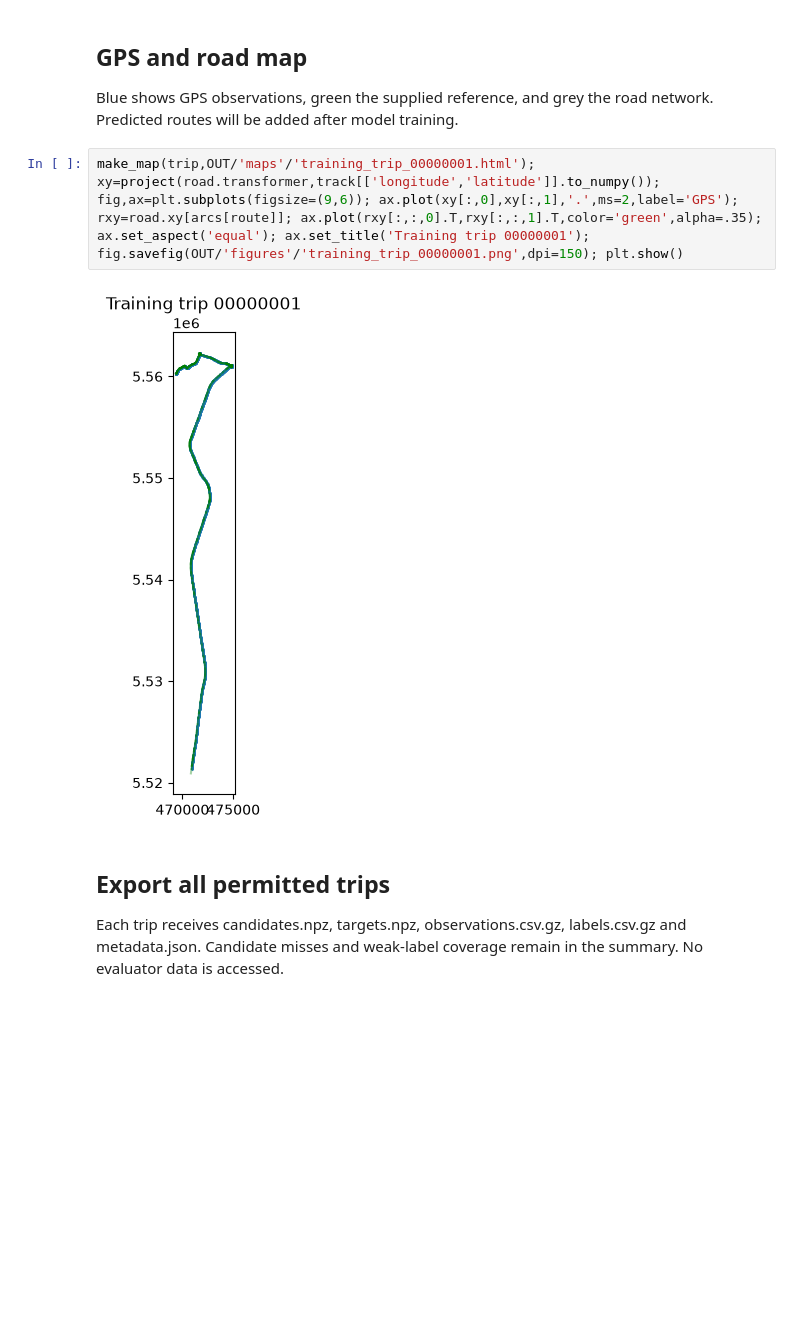
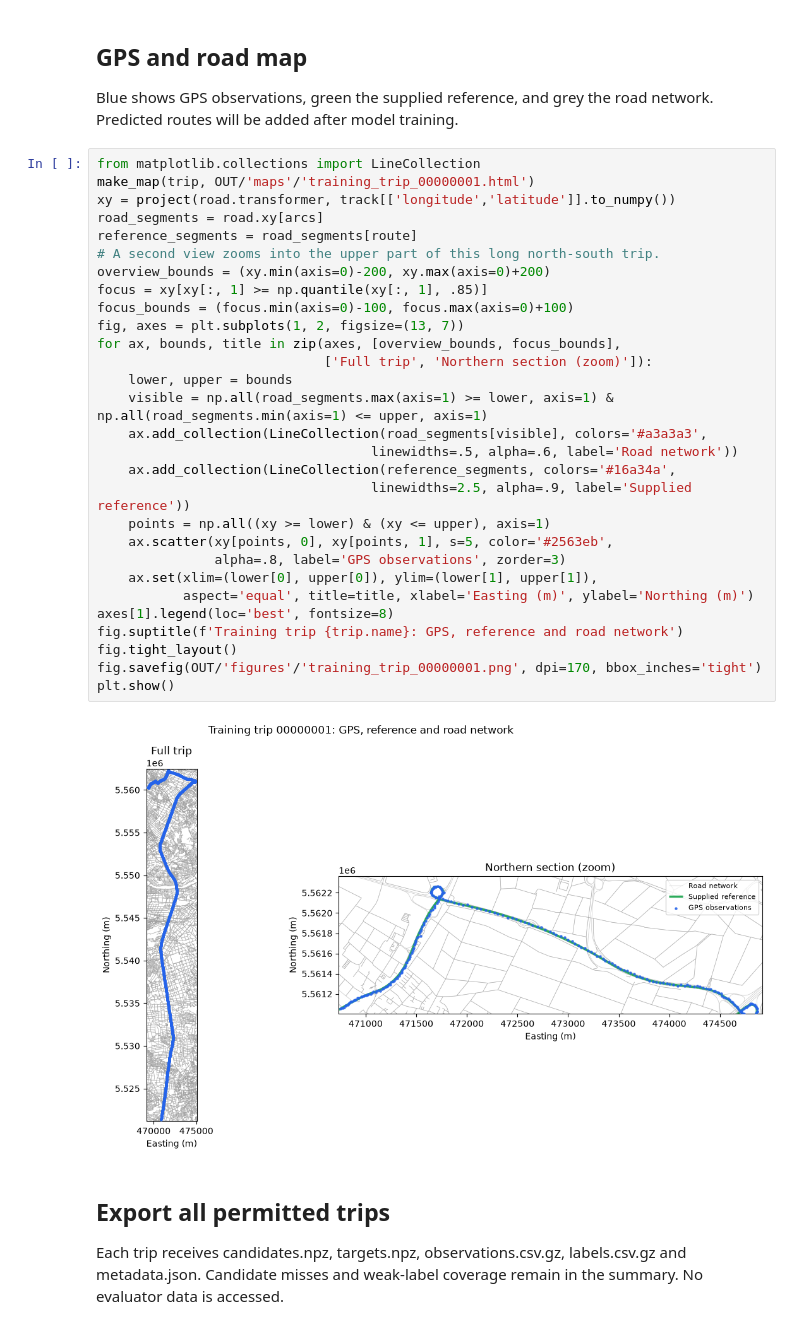
Before and after one commit to NitinSomisetty/PathSnap, a Jupyter notebook: 01_data_exploration.ipynb, the cells around one changed output. Cells and saved outputs as stored; diff of their text form; blank space fills up the shorter version.

```diff
--- a/01_data_exploration.ipynb
+++ b/01_data_exploration.ipynb
@@ -66,9 +66,36 @@ route=read_reference(trip,len(arcs)); labels=align_reference(track,road,route,CO
 ## GPS and road map
 Blue shows GPS observations, green the supplied reference, and grey the road network. Predicted routes will be added after model training.
 # %%
-make_map(trip,OUT/'maps'/'training_trip_00000001.html'); xy=project(road.transformer,track[['longitude','latitude']].to_numpy()); fig,ax=plt.subplots(figsize=(9,6)); ax.plot(xy[:,0],xy[:,1],'.',ms=2,label='GPS'); rxy=road.xy[arcs[route]]; ax.plot(rxy[:,:,0].T,rxy[:,:,1].T,color='green',alpha=.35); ax.set_aspect('equal'); ax.set_title('Training trip 00000001'); fig.savefig(OUT/'figures'/'training_trip_00000001.png',dpi=150); plt.show()
+from matplotlib.collections import LineCollection
+make_map(trip, OUT/'maps'/'training_trip_00000001.html')
+xy = project(road.transformer, track[['longitude','latitude']].to_numpy())
+road_segments = road.xy[arcs]
+reference_segments = road_segments[route]
+# A second view zooms into the upper part of this long north-south trip.
+overview_bounds = (xy.min(axis=0)-200, xy.max(axis=0)+200)
+focus = xy[xy[:, 1] >= np.quantile(xy[:, 1], .85)]
+focus_bounds = (focus.min(axis=0)-100, focus.max(axis=0)+100)
+fig, axes = plt.subplots(1, 2, figsize=(13, 7))
+for ax, bounds, title in zip(axes, [overview_bounds, focus_bounds],
+                             ['Full trip', 'Northern section (zoom)']):
+    lower, upper = bounds
+    visible = np.all(road_segments.max(axis=1) >= lower, axis=1) & np.all(road_segments.min(axis=1) <= upper, axis=1)
+    ax.add_collection(LineCollection(road_segments[visible], colors='#a3a3a3',
+                                   linewidths=.5, alpha=.6, label='Road network'))
+    ax.add_collection(LineCollection(reference_segments, colors='#16a34a',
+                                   linewidths=2.5, alpha=.9, label='Supplied reference'))
+    points = np.all((xy >= lower) & (xy <= upper), axis=1)
+    ax.scatter(xy[points, 0], xy[points, 1], s=5, color='#2563eb',
+               alpha=.8, label='GPS observations', zorder=3)
+    ax.set(xlim=(lower[0], upper[0]), ylim=(lower[1], upper[1]),
+           aspect='equal', title=title, xlabel='Easting (m)', ylabel='Northing (m)')
+axes[1].legend(loc='best', fontsize=8)
+fig.suptitle(f'Training trip {trip.name}: GPS, reference and road network')
+fig.tight_layout()
+fig.savefig(OUT/'figures'/'training_trip_00000001.png', dpi=170, bbox_inches='tight')
+plt.show()
 # %% [output]
-[figure, old version]
+[figure, new version]
 # %% [markdown]
 ## Export all permitted trips
 Each trip receives candidates.npz, targets.npz, observations.csv.gz, labels.csv.gz and metadata.json. Candidate misses and weak-label coverage remain in the summary. No evaluator data is accessed.
```
Also changed, not shown: 3 other files.
